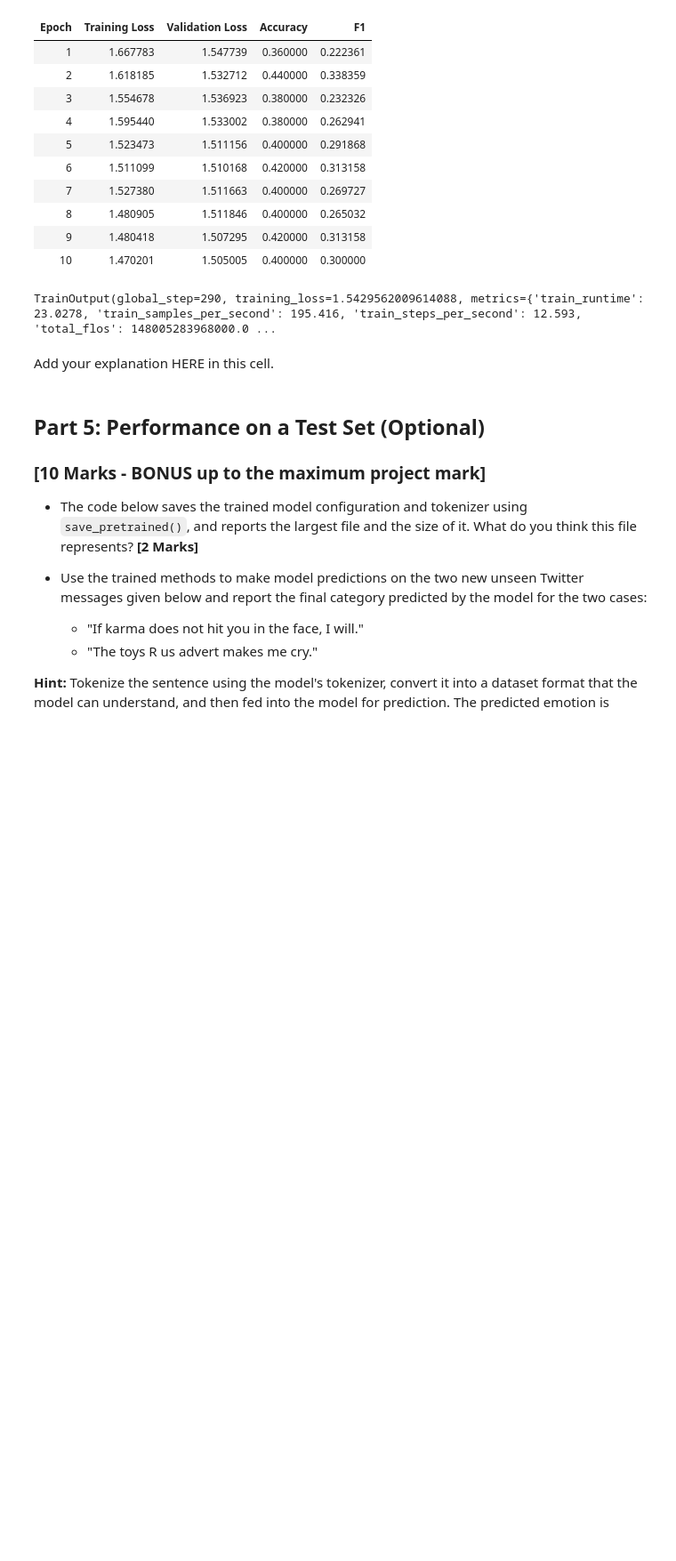
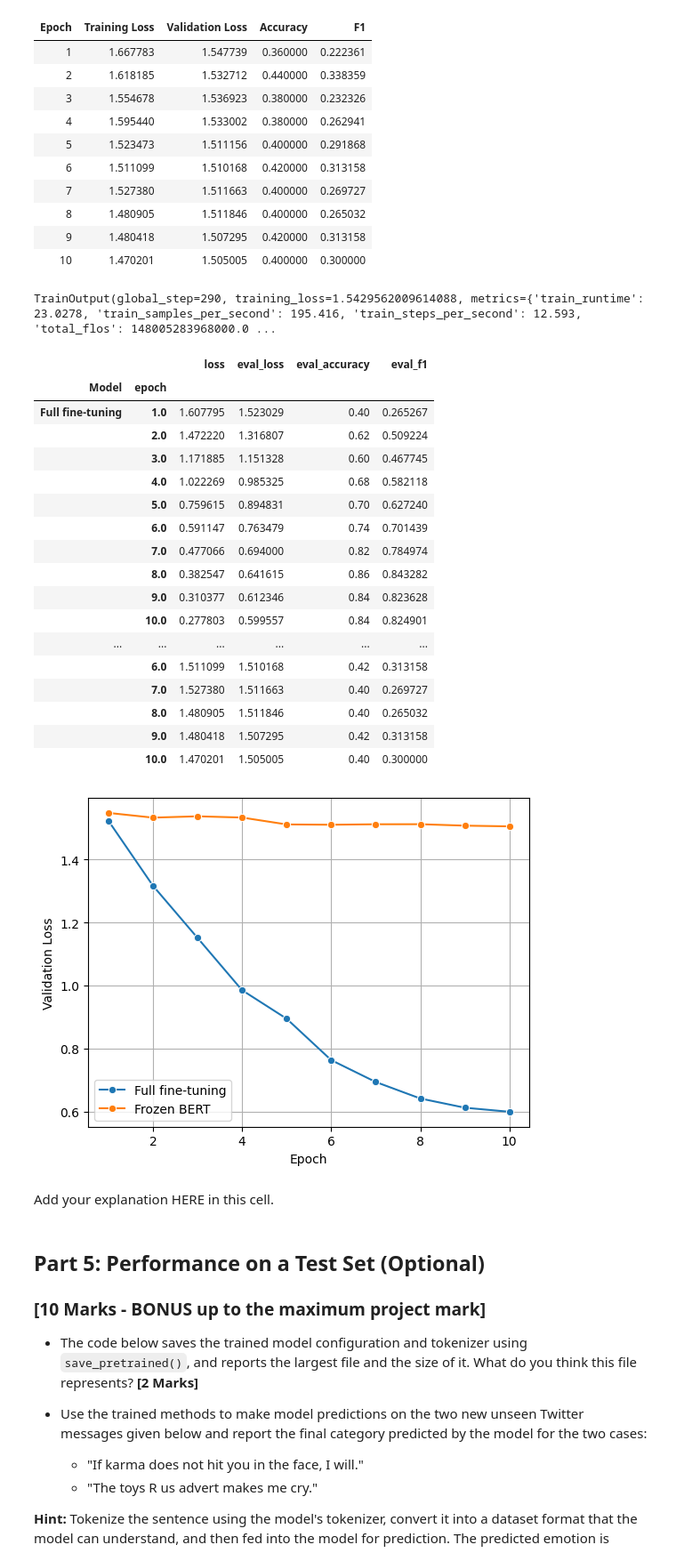
Before and after one commit to acknowledgeworkimagine/DataScienceStatlLearning, a Jupyter notebook: Project_2/Project_2_Elias_Gallegos.ipynb, the cells around one changed output. Shown at 89% size. Drawn from its saved outputs; the diff is of its cells as text; code cells hidden in the pictures; blank space fills up the shorter version.

```diff
--- a/Project_2/Project_2_Elias_Gallegos.ipynb
+++ b/Project_2/Project_2_Elias_Gallegos.ipynb
@@ -938,6 +936,66 @@ frozen_trainer.train()
 | 9 | 1.480418 | 1.507295 | 0.420000 | 0.313158 |
 | 10 | 1.470201 | 1.505005 | 0.400000 | 0.300000 |
 TrainOutput(global_step=290, training_loss=1.5429562009614088, metrics={'train_runtime': 23.0278, 'train_samples_per_second': 195.416, 'train_steps_per_second': 12.593, 'total_flos': 148005283968000.0 ...
+# %%
+trainer.state.log_history
+
+history = pd.DataFrame(trainer.state.log_history)
+
+results = history.groupby("epoch")[
+    ["loss", "eval_loss", "eval_accuracy", "eval_f1"]
+].first()
+
+#display(results)
+
+
+frozen_trainer.state.log_history
+
+history_frozen = pd.DataFrame(frozen_trainer.state.log_history)
+
+results_frozen = history_frozen.groupby("epoch")[
+    ["loss", "eval_loss", "eval_accuracy", "eval_f1"]
+].first()
+
+#display(results_frozen)
+
+comparison = pd.concat(
+    [results, results_frozen],
+    keys=["Full fine-tuning", "Frozen BERT"],
+    names=["Model"]
+)
+
+display(comparison)
+
+sns.lineplot(x=results.index, y=results["eval_loss"],
+             marker="o", label="Full fine-tuning")
+
+sns.lineplot(x=results_frozen.index, y=results_frozen["eval_loss"],
+             marker="o", label="Frozen BERT")
+
+plt.xlabel("Epoch")
+plt.ylabel("Validation Loss")
+plt.grid(True)
+plt.show()
+# %% [output]
+|  |  | loss | eval_loss | eval_accuracy | eval_f1 |
+| Model | epoch |  |  |  |  |
+| Full fine-tuning | 1.0 | 1.607795 | 1.523029 | 0.40 | 0.265267 |
+|  | 2.0 | 1.472220 | 1.316807 | 0.62 | 0.509224 |
+|  | 3.0 | 1.171885 | 1.151328 | 0.60 | 0.467745 |
+|  | 4.0 | 1.022269 | 0.985325 | 0.68 | 0.582118 |
+|  | 5.0 | 0.759615 | 0.894831 | 0.70 | 0.627240 |
+|  | 6.0 | 0.591147 | 0.763479 | 0.74 | 0.701439 |
+|  | 7.0 | 0.477066 | 0.694000 | 0.82 | 0.784974 |
+|  | 8.0 | 0.382547 | 0.641615 | 0.86 | 0.843282 |
+|  | 9.0 | 0.310377 | 0.612346 | 0.84 | 0.823628 |
+|  | 10.0 | 0.277803 | 0.599557 | 0.84 | 0.824901 |
+| ... | ... | ... | ... | ... | ... |
+|  | 6.0 | 1.511099 | 1.510168 | 0.42 | 0.313158 |
+|  | 7.0 | 1.527380 | 1.511663 | 0.40 | 0.269727 |
+|  | 8.0 | 1.480905 | 1.511846 | 0.40 | 0.265032 |
+|  | 9.0 | 1.480418 | 1.507295 | 0.42 | 0.313158 |
+|  | 10.0 | 1.470201 | 1.505005 | 0.40 | 0.300000 |
+[figure, added]
 # %% [markdown]
 Add your explanation HERE in this cell.
 # %% [markdown]
```
Also changed, not shown: parts of 5 cells of this notebook.
